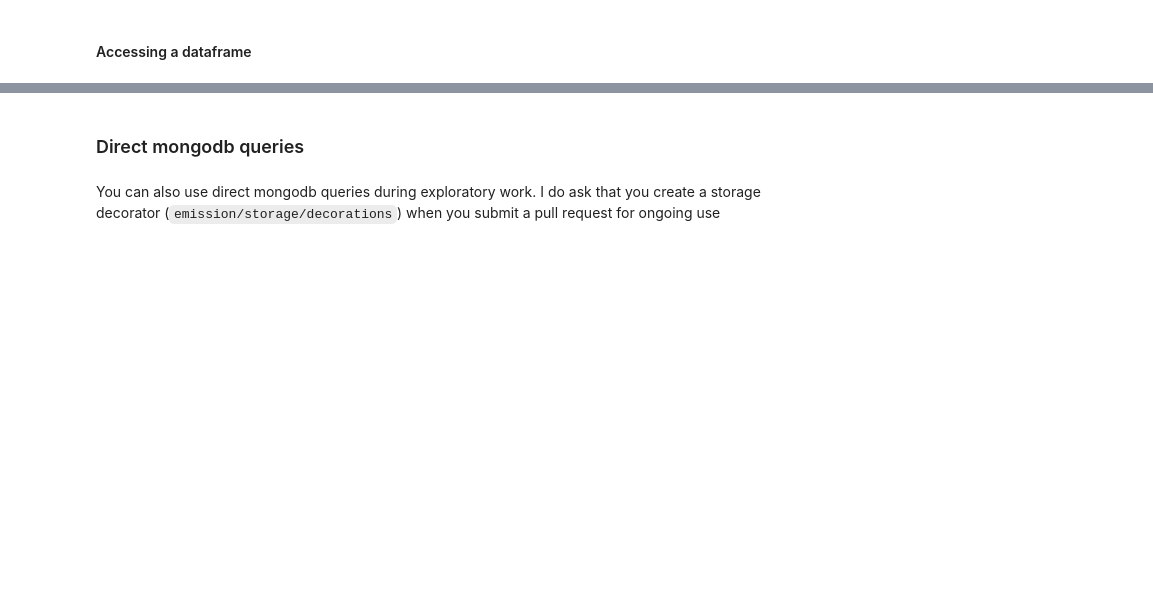
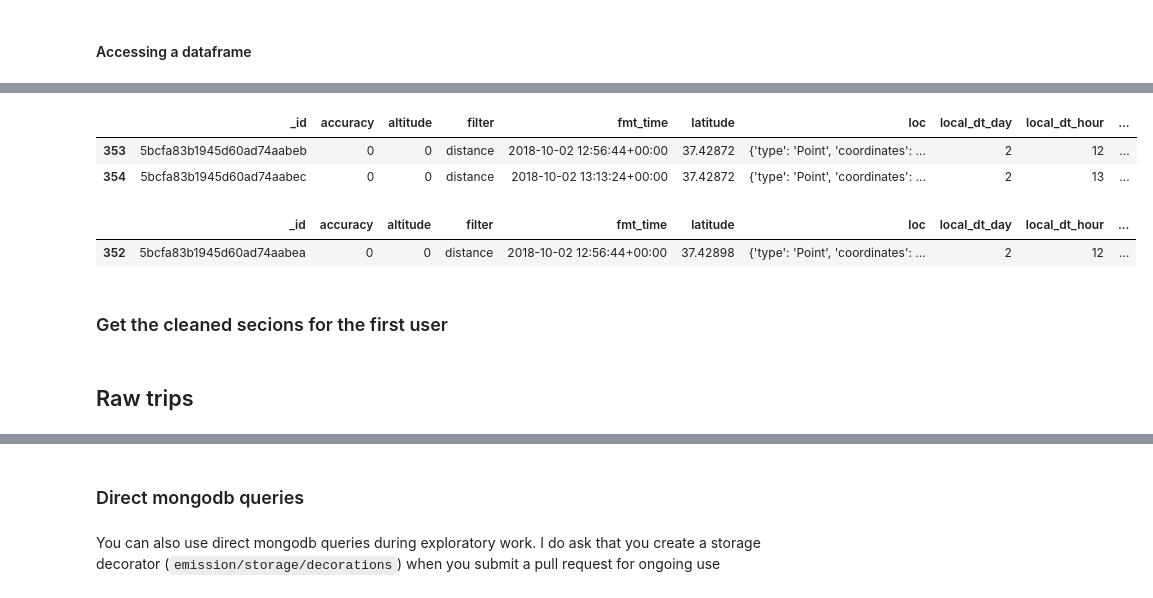
Before and after one commit to e-mission/e-mission-server, a Jupyter notebook: Timeseries_Sample.ipynb, the cells around one changed output, grey strips where cells are left out. Saved outputs shown, nothing was run; the diff lists cells and outputs as text; code cells hidden in the pictures; blank space fills up the shorter version.

```diff
--- a/Timeseries_Sample.ipynb
+++ b/Timeseries_Sample.ipynb
@@ -102,2 +215,17 @@ print("From %s -> %s, user %s had %d trips and user %s had %d trips" %
+# %%
+error_location_1 = locations[locations['longitude'] == -122.14091]
+error_location_1
+# %% [output]
+|  | _id | accuracy | altitude | filter | fmt_time | latitude | loc | local_dt_day | local_dt_hour | ... |
+| 353 | 5bcfa83b1945d60ad74aabeb | 0 | 0 | distance | 2018-10-02 12:56:44+00:00 | 37.42872 | {'type': 'Point', 'coordinates': ... | 2 | 12 | ... |
+| 354 | 5bcfa83b1945d60ad74aabec | 0 | 0 | distance | 2018-10-02 13:13:24+00:00 | 37.42872 | {'type': 'Point', 'coordinates': ... | 2 | 13 | ... |
+# %%
+error_location_2 = locations[locations['longitude'] == -122.14132]
+error_location_2
+# %% [output]
+|  | _id | accuracy | altitude | filter | fmt_time | latitude | loc | local_dt_day | local_dt_hour | ... |
+| 352 | 5bcfa83b1945d60ad74aabea | 0 | 0 | distance | 2018-10-02 12:56:44+00:00 | 37.42898 | {'type': 'Point', 'coordinates': ... | 2 | 12 | ... |
+# %% [markdown]
+### Get the cleaned secions for the first user
 # %%
 cs_df = ts.get_data_df("analysis/cleaned_section", time_query=None)
@@ -105,0 +232,2 @@ len(cs_df)
+# %% [markdown]
+## Raw trips
```
Also changed, not shown: parts of 58 cells of this notebook.
